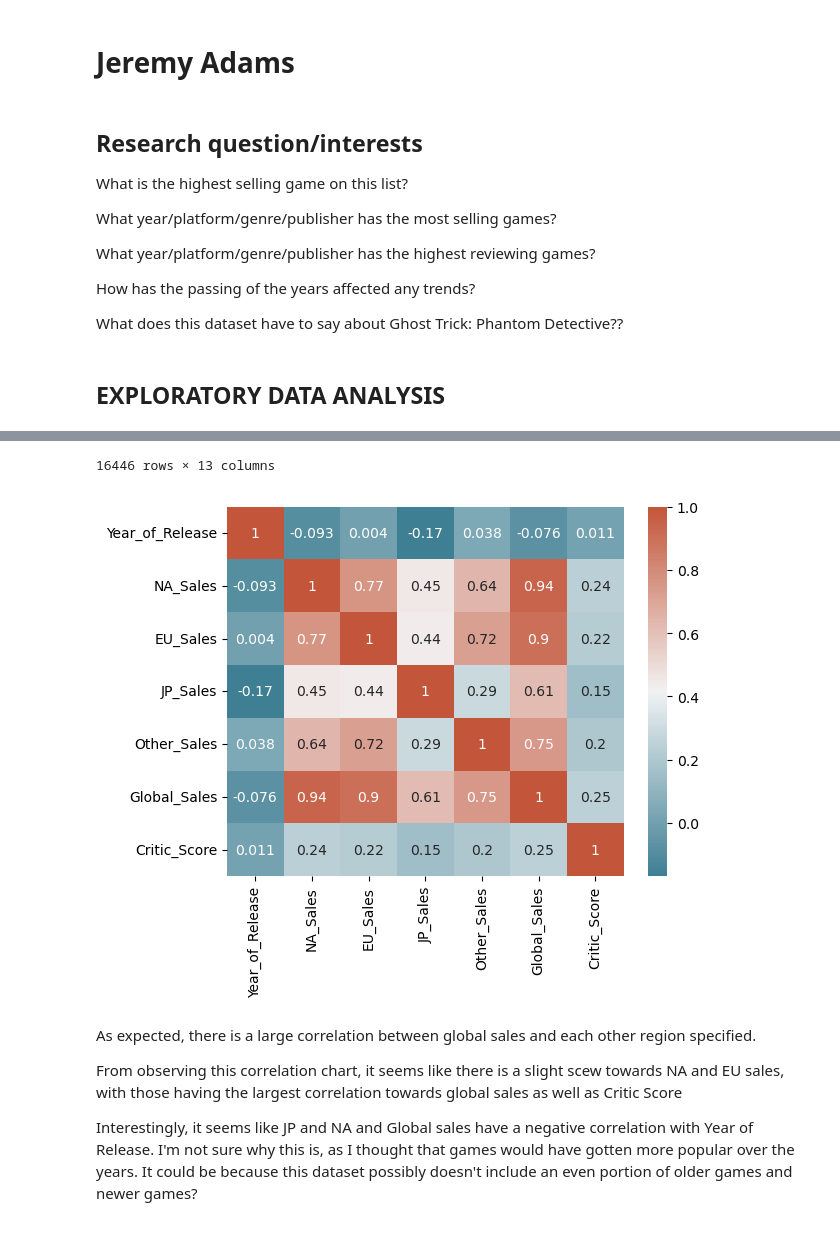
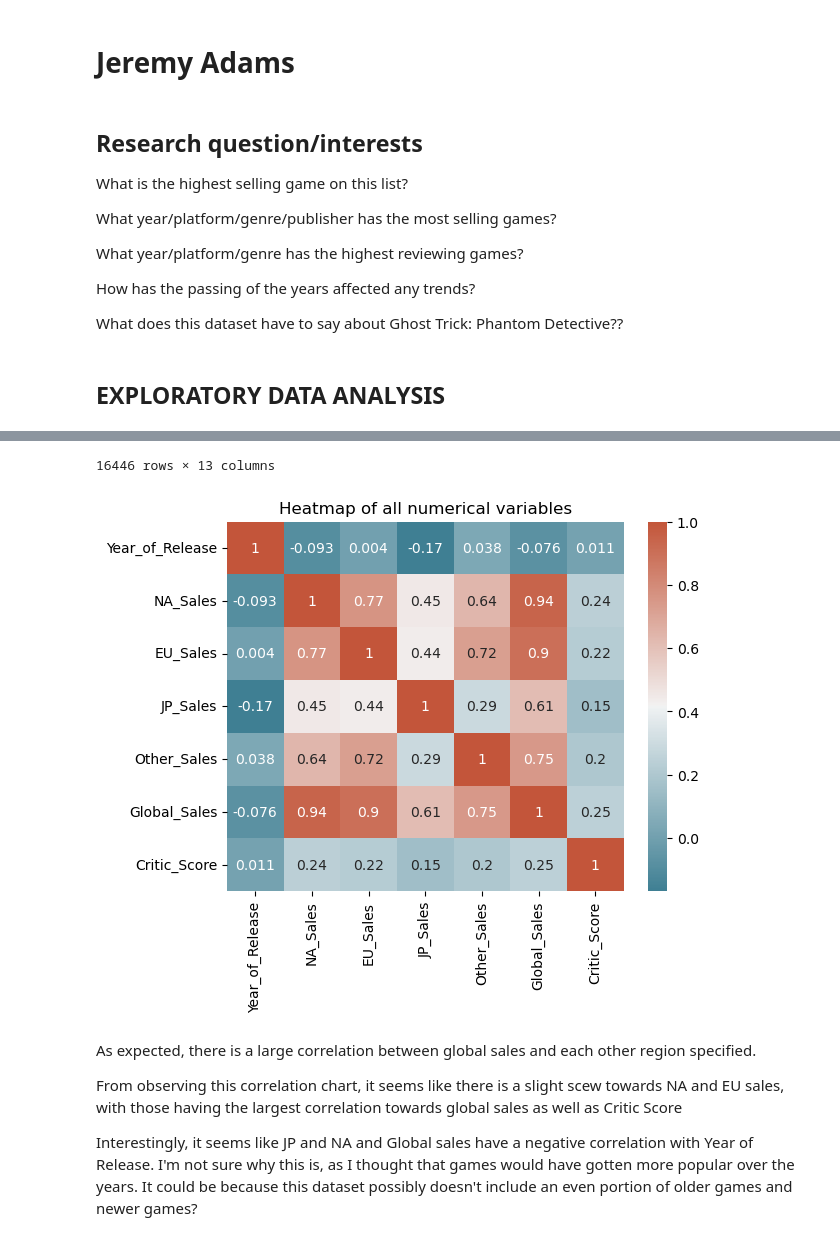
Before and after one commit to ubco-W2022T1-cosc301/project-group22, a Jupyter notebook: notebooks/analysis2.ipynb, the cells around one changed output, grey strips where cells are left out. Cells and saved outputs as stored; diff of their text form; code cells hidden in the pictures.

```diff
--- a/notebooks/analysis2.ipynb
+++ b/notebooks/analysis2.ipynb
@@ -7,7 +7,7 @@ What is the highest selling game on this list?
 
 What year/platform/genre/publisher has the most selling games?
 
-What year/platform/genre/publisher has the highest reviewing games?
+What year/platform/genre has the highest reviewing games?
 
 How has the passing of the years affected any trends?
 
@@ -23,35 +23,35 @@ import numpy as np
 import pandas as pd
 import seaborn as sns
 
 # clean up
 
 d_cleaned = d[d['Year_of_Release'] <= 2016] # removes outliers that have a date higher than 2016
 d_cleaned = d_cleaned[d_cleaned['Global_Sales'] >= 0] # removes any potential rows that have 0 sales
 d_cleaned = d_cleaned[d_cleaned['NA_Sales'] >= 0]
 d_cleaned = d_cleaned[d_cleaned['EU_Sales'] >= 0]
 d_cleaned = d_cleaned[d_cleaned['JP_Sales'] >= 0]
 d_cleaned = d_cleaned[d_cleaned['Other_Sales'] >= 0]
 d_cleaned = d_cleaned.copy().drop(['User_Count','Critic_Count', 'Rating'], axis=1) # removes User Count, Critic Count, and Rating as they aren't very important
 d_cleaned = d_cleaned.dropna(subset=['Global_Sales']) # Drops any row with global sales = 0 (although there isn't any)
 corr = d_cleaned.corr()
-sns.heatmap(corr, xticklabels=corr.columns, yticklabels=corr.columns, annot=True, cmap=sns.diverging_palette(220, 20, as_cmap=True))
+sns.heatmap(corr, xticklabels=corr.columns, yticklabels=corr.columns, annot=True, cmap=sns.diverging_palette(220, 20, as_cmap=True)).set(title="Heatmap of all numerical variables")
 
 d_cleaned
 # %% [output]
 |  | Name | Platform | Year_of_Release | Genre | Publisher | NA_Sales | EU_Sales | JP_Sales | Other_Sales | ... |
 | 0 | Wii Sports | Wii | 2006.0 | Sports | Nintendo | 41.36 | 28.96 | 3.77 | 8.45 | ... |
 | 1 | Super Mario Bros. | NES | 1985.0 | Platform | Nintendo | 29.08 | 3.58 | 6.81 | 0.77 | ... |
 | 2 | Mario Kart Wii | Wii | 2008.0 | Racing | Nintendo | 15.68 | 12.76 | 3.79 | 3.29 | ... |
 | 3 | Wii Sports Resort | Wii | 2009.0 | Sports | Nintendo | 15.61 | 10.93 | 3.28 | 2.95 | ... |
 | 4 | Pokemon Red/Pokemon Blue | GB | 1996.0 | Role-Playing | Nintendo | 11.27 | 8.89 | 10.22 | 1.00 | ... |
 | ... | ... | ... | ... | ... | ... | ... | ... | ... | ... | ... |
 | 16714 | Samurai Warriors: Sanada Maru | PS3 | 2016.0 | Action | Tecmo Koei | 0.00 | 0.00 | 0.01 | 0.00 | ... |
 | 16715 | LMA Manager 2007 | X360 | 2006.0 | Sports | Codemasters | 0.00 | 0.01 | 0.00 | 0.00 | ... |
 | 16716 | Haitaka no Psychedelica | PSV | 2016.0 | Adventure | Idea Factory | 0.00 | 0.00 | 0.01 | 0.00 | ... |
 | 16717 | Spirits & Spells | GBA | 2003.0 | Platform | Wanadoo | 0.01 | 0.00 | 0.00 | 0.00 | ... |
 | 16718 | Winning Post 8 2016 | PSV | 2016.0 | Simulation | Tecmo Koei | 0.00 | 0.00 | 0.01 | 0.00 | ... |
 16446 rows × 13 columns
-[figure, old version]
+[figure, new version]
 # %% [markdown]
 As expected, there is a large correlation between global sales and each other region specified.
 
```
Also changed, not shown: parts of 9 cells of this notebook.
